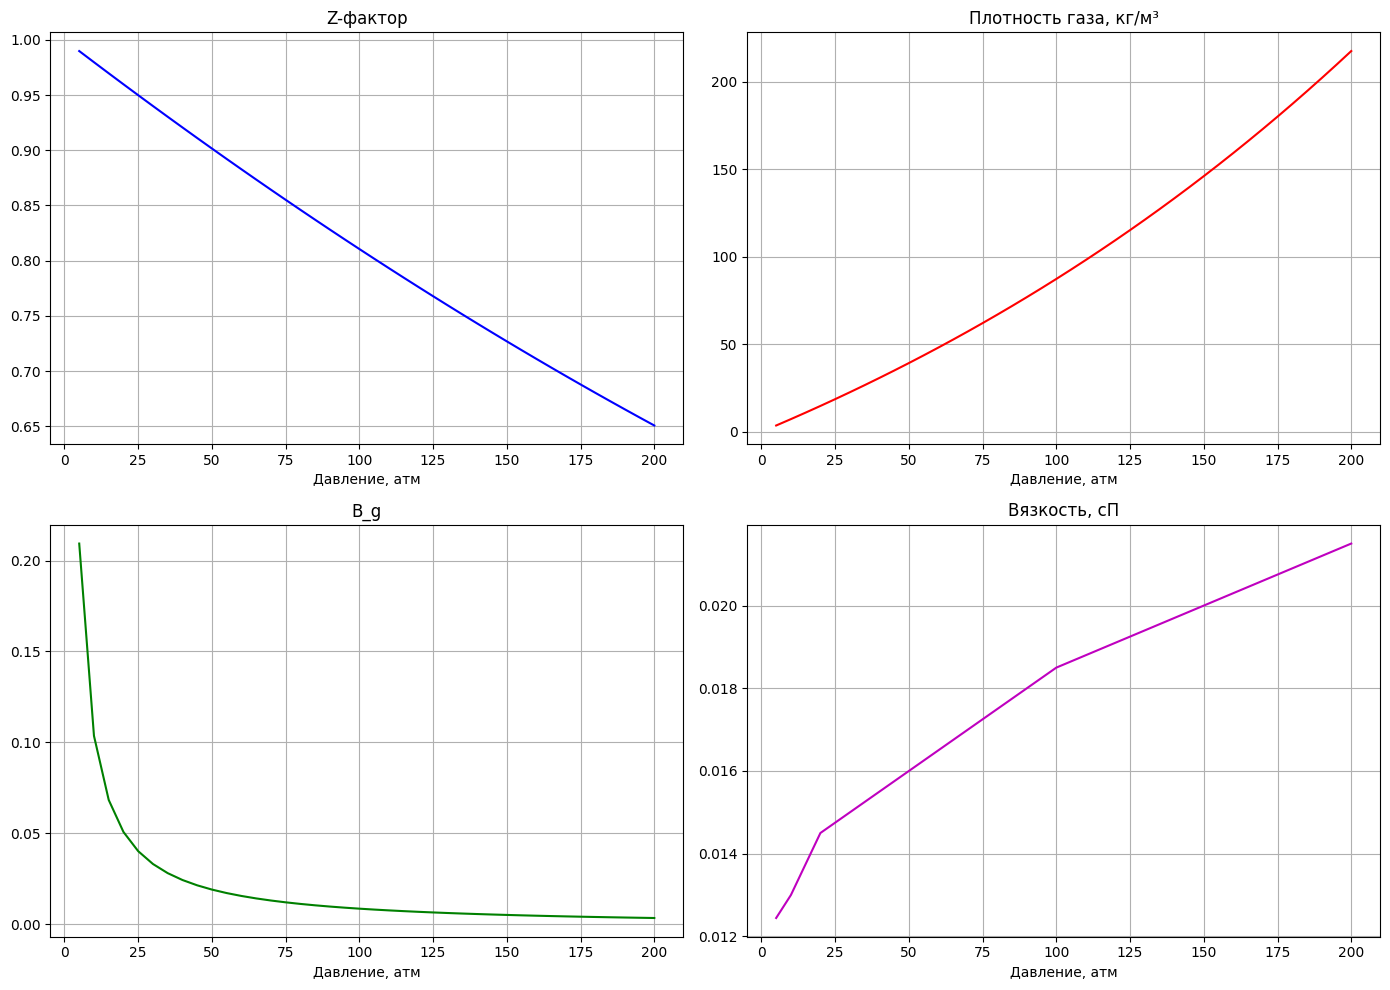
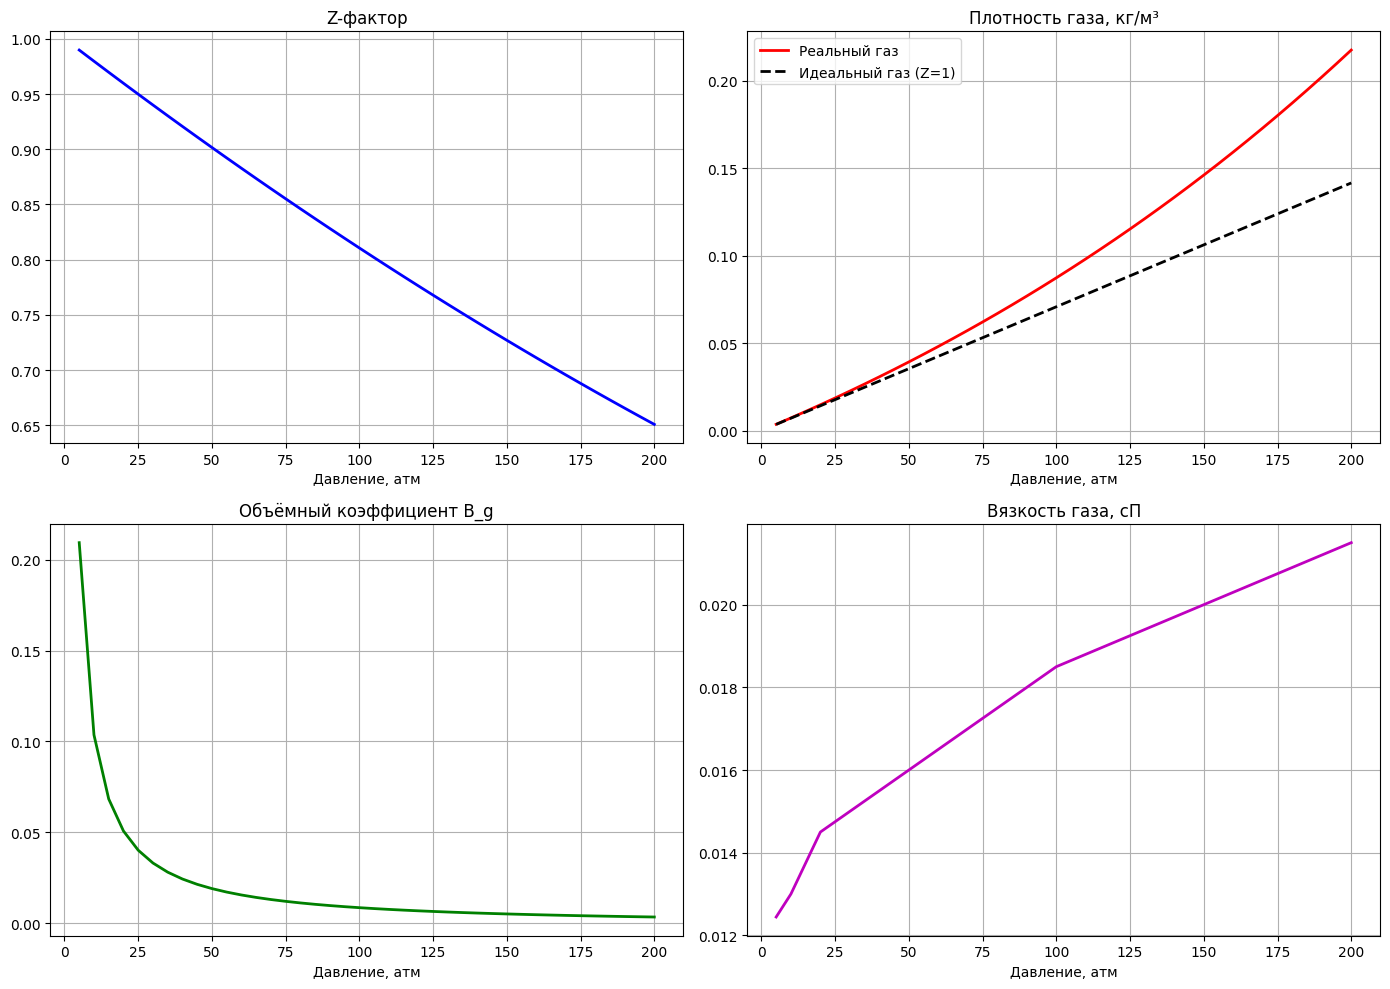
The notebook cell's code change between the first figure and the second:
--- before
+++ after
@@ -1,17 +1,30 @@
 import matplotlib.pyplot as plt
 from src.fluid import Fluid
+import numpy as np
 
 fluid = Fluid()
+
 P = list(range(5, 201, 5))
 
+# === Расчёт свойств ===
 Z = [fluid.z(p) for p in P]
-ro = [fluid.ro(p) for p in P]
 bg = [fluid.bg(p) for p in P]
 mu = [fluid.mu(p) for p in P]
 
+# === Плотность реального газа (правильная формула) ===
+R = 0.082057          # универсальная газовая постоянная
+ro_real = []
+for i, p in enumerate(P):
+    ro = (p * fluid.M) / (R * fluid.T * Z[i])
+    ro_real.append(ro)
+
+# === Плотность идеального газа (Z = 1) ===
+ro_ideal = [(p * fluid.M) / (R * fluid.T) for p in P]
+
+# === Построение графиков ===
 plt.figure(figsize=(14, 10))
 
 plt.subplot(2, 2, 1)
-plt.plot(P, Z, 'b-')
+plt.plot(P, Z, 'b-', linewidth=2)
 plt.title("Z-фактор")
 plt.xlabel("Давление, атм")
@@ -19,18 +32,20 @@
 
 plt.subplot(2, 2, 2)
-plt.plot(P, ro, 'r-')
+plt.plot(P, ro_real, 'r-', linewidth=2, label='Реальный газ')
+plt.plot(P, ro_ideal, 'k--', linewidth=2, label='Идеальный газ (Z=1)')
 plt.title("Плотность газа, кг/м³")
 plt.xlabel("Давление, атм")
+plt.legend()
 plt.grid(True)
 
 plt.subplot(2, 2, 3)
-plt.plot(P, bg, 'g-')
-plt.title("B_g")
+plt.plot(P, bg, 'g-', linewidth=2)
+plt.title("Объёмный коэффициент B_g")
 plt.xlabel("Давление, атм")
 plt.grid(True)
 
 plt.subplot(2, 2, 4)
-plt.plot(P, mu, 'm-')
-plt.title("Вязкость, сП")
+plt.plot(P, mu, 'm-', linewidth=2)
+plt.title("Вязкость газа, сП")
 plt.xlabel("Давление, атм")
 plt.grid(True)

Commit: Обновил пункт 3